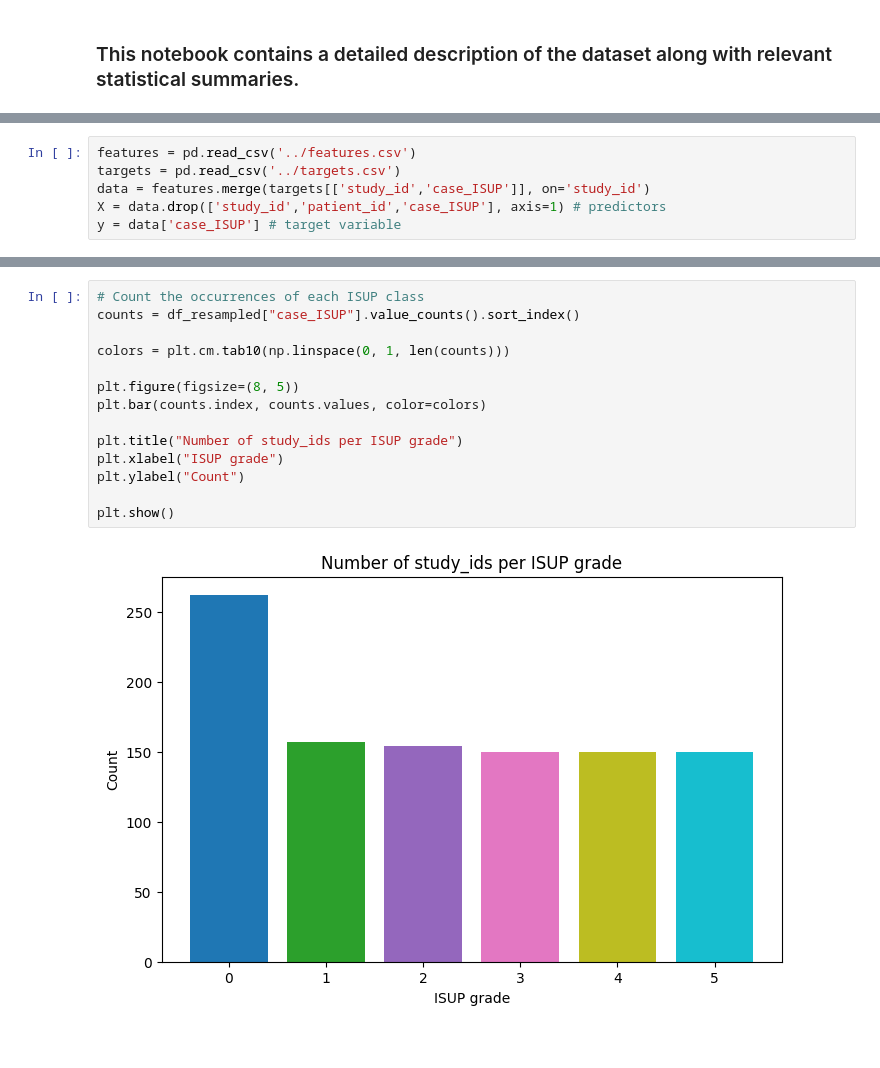
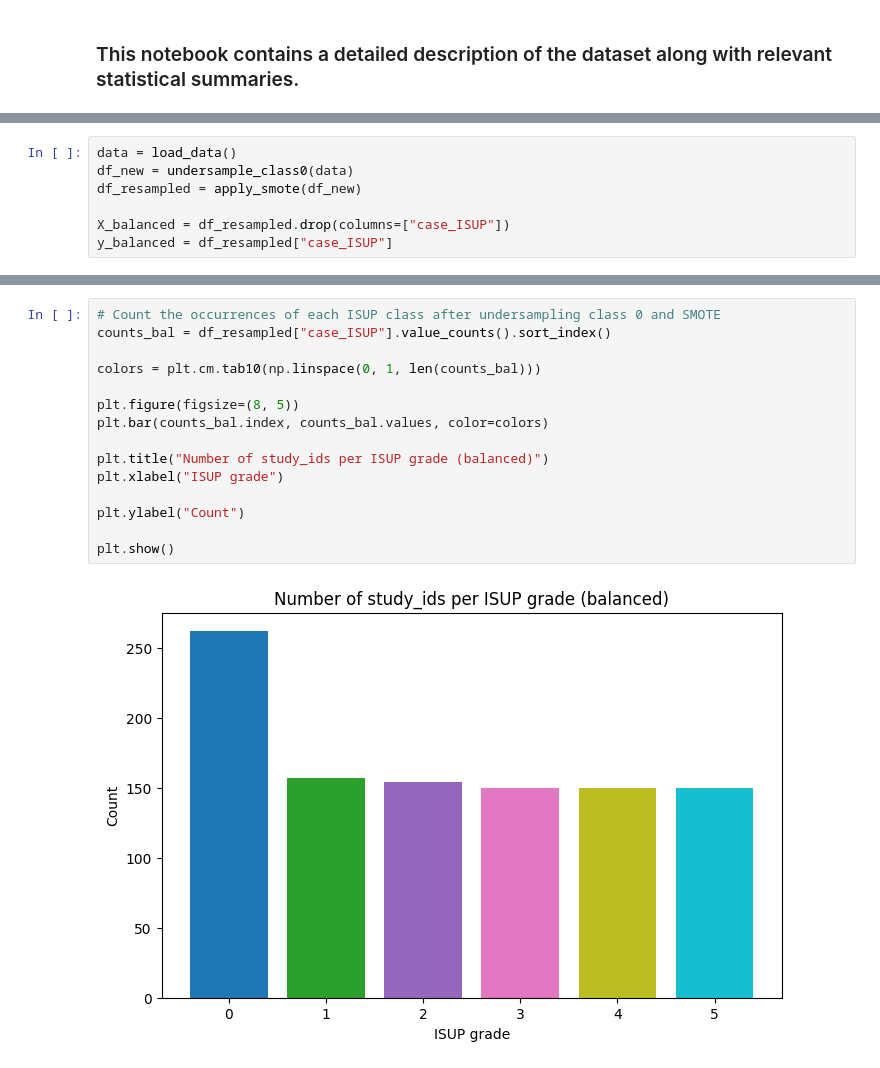
Before and after one commit to anchrysoula/Master_thesis, a Jupyter notebook: notebooks/statistics.ipynb, the cells around one changed output, grey strips where cells are left out. Drawn from its saved outputs; the diff is of its cells as text.

```diff
--- a/notebooks/statistics.ipynb
+++ b/notebooks/statistics.ipynb
@@ -14,9 +13,10 @@ from imblearn.over_sampling import SMOTE
 %load_ext autoreload
 %autoreload 2
 # %%
-features = pd.read_csv('../features.csv')
-targets = pd.read_csv('../targets.csv')
-data = features.merge(targets[['study_id','case_ISUP']], on='study_id')
-X = data.drop(['study_id','patient_id','case_ISUP'], axis=1) # predictors
-y = data['case_ISUP'] # target variable
+data = load_data()
+df_new = undersample_class0(data)
+df_resampled = apply_smote(df_new)
+
+X_balanced = df_resampled.drop(columns=["case_ISUP"])
+y_balanced = df_resampled["case_ISUP"]
 # %%
@@ -149,18 +72,19 @@ Name: count, dtype: int64
 # %%
-# Count the occurrences of each ISUP class
-counts = df_resampled["case_ISUP"].value_counts().sort_index()
+# Count the occurrences of each ISUP class after undersampling class 0 and SMOTE
+counts_bal = df_resampled["case_ISUP"].value_counts().sort_index()
 
-colors = plt.cm.tab10(np.linspace(0, 1, len(counts)))
+colors = plt.cm.tab10(np.linspace(0, 1, len(counts_bal)))
 
 plt.figure(figsize=(8, 5))
-plt.bar(counts.index, counts.values, color=colors)
+plt.bar(counts_bal.index, counts_bal.values, color=colors)
 
-plt.title("Number of study_ids per ISUP grade")
+plt.title("Number of study_ids per ISUP grade (balanced)")
 plt.xlabel("ISUP grade")
+
 plt.ylabel("Count")
 
 plt.show()
 # %% [output]
-[figure, old version]
+[figure, new version]
 # %%
 # Correlation of predictors with ISUP grade
```
Also changed, not shown: parts of 11 cells of this notebook.
